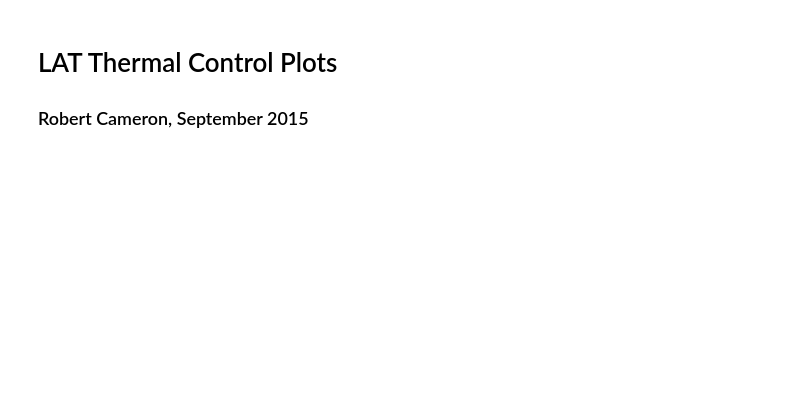
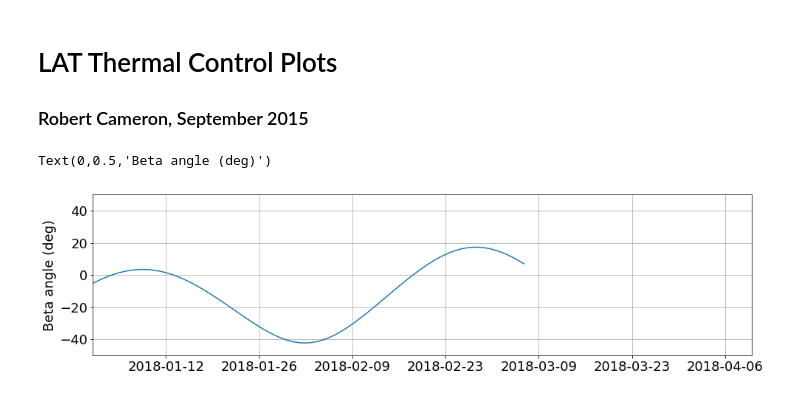
Before and after one commit to rac101/LATmetrics, a Jupyter notebook: LTC3.ipynb, the cells around one changed output. Drawn from its saved outputs; the diff is of its cells as text; code cells hidden in the pictures; blank space fills up the shorter version.

Commit message:
April 2018 update of notebooks before the Fermi Quarterly Review

```diff
--- a/LTC3.ipynb
+++ b/LTC3.ipynb
@@ -22,0 +14,19 @@ bx = [dt.datetime.strptime(bymd[i]+bhms[i],bxformat) for i in range(len(bymd))]
+# %%
+# read regular ASCII tabular file of Fermi navigation history
+
+HOME = expanduser("~/Documents/GLAST/ISOC/LATmetrics")
+navfile = HOME+"/beta/nav.history"
+navtab = Table.read(navfile, format='ascii',names=('ymd','hms','s1970','x','y','z','vx','vy','vz'))
+ymd = navtab['ymd']
+hms = navtab['hms']
+s1970 = navtab['s1970']
+x = navtab['x']
+y = navtab['y']
+z = navtab['z']
+vx = navtab['vx']
+vy = navtab['vy']
+vz = navtab['vz']
+d1970 = s1970/86400.0
+JD = d1970 + 2440587.5
+DJ2000 = JD - 2451545.0
+yr = DJ2000/365.25 + 2000.0
@@ -23,2 +70,6 @@ bx = [dt.datetime.strptime(bymd[i]+bhms[i],bxformat) for i in range(len(bymd))]
+# %%
+doyformat = "%j"
+doy = [dt.datetime.strptime(ymd[i],"%Y-%m-%d").timetuple().tm_yday for i in range(len(ymd))]
+dnt = [dt.datetime.strptime(ymd[i]+hms[i],"%Y-%m-%d%H:%M:%S") for i in range(len(ymd))]
 # %%
 # read irregular ASCII tabular file of history of VCHP control
@@ -47,4 +99,19 @@ VCHP6 = 1-pd.Series.rolling(f6,axis=0,window=20,win_type='boxcar',center=True).m
 VCHP7 = 1-pd.Series.rolling(f7,axis=0,window=20,win_type='boxcar',center=True).mean()
 
 fx = [dt.datetime.strptime(d,'%Y-%m-%d').date() for d in hymd]
+# %%
+plt.figure(figsize = [16, 4])
+plt.rc('font', size = 18)
+dntmin="2018-01-01 00:00:00"
+dntmax="2018-04-10 00:00:00"
+dnt0 = dt.datetime.strptime(dntmin,"%Y-%m-%d %H:%M:%S")
+dnt1 = dt.datetime.strptime(dntmax,"%Y-%m-%d %H:%M:%S")
+plt.xlim(dnt0,dnt1)
+plt.plot(dnt,beta)
+plt.ylim([-50.0,50.0])
+plt.grid(True)
+plt.ylabel('Beta angle (deg)')
+# %% [output]
+Text(0,0.5,'Beta angle (deg)')
+[figure, added]
 # %%
```
Also changed, not shown: parts of 6 cells of this notebook, 13 other files.
